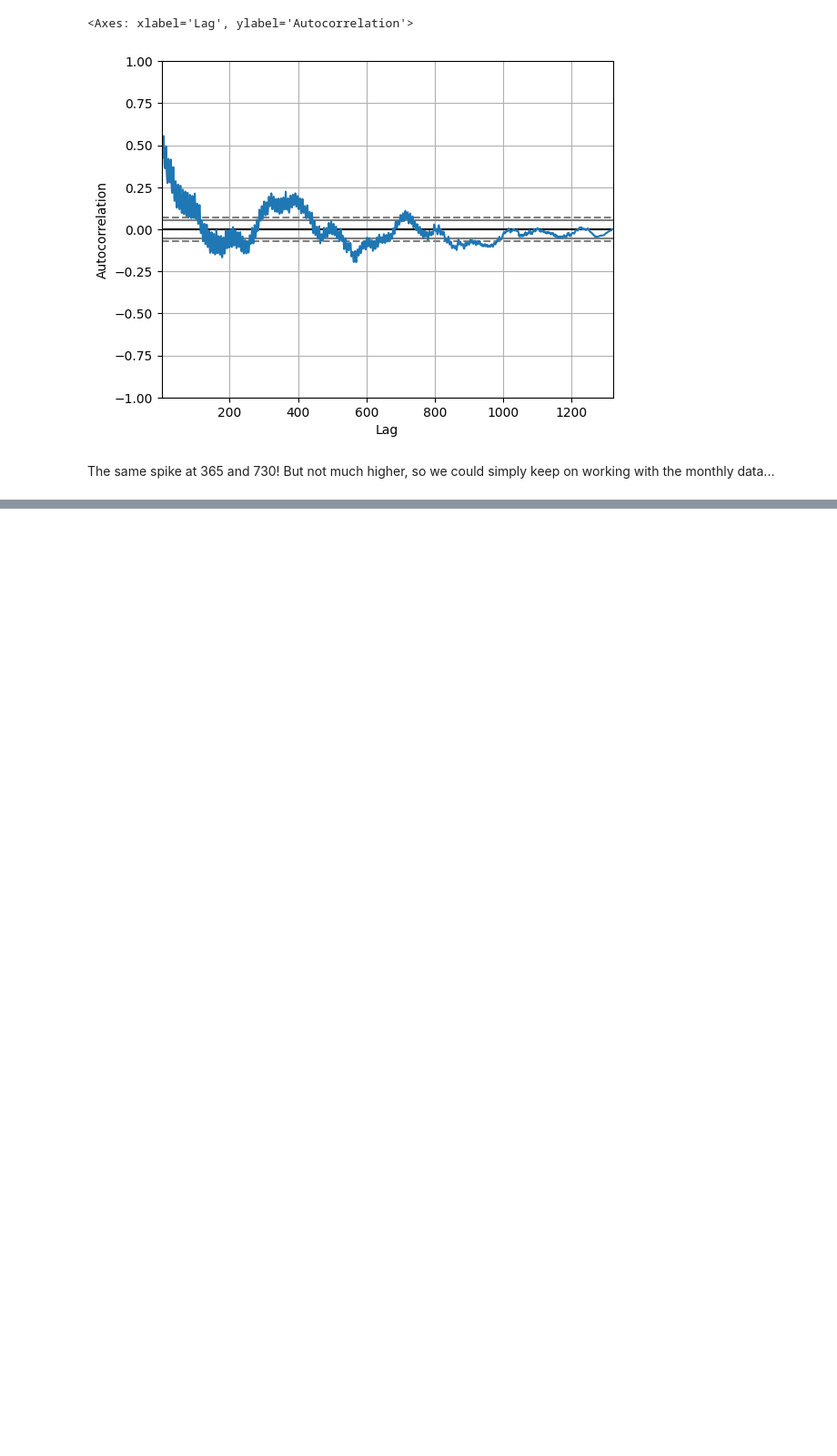
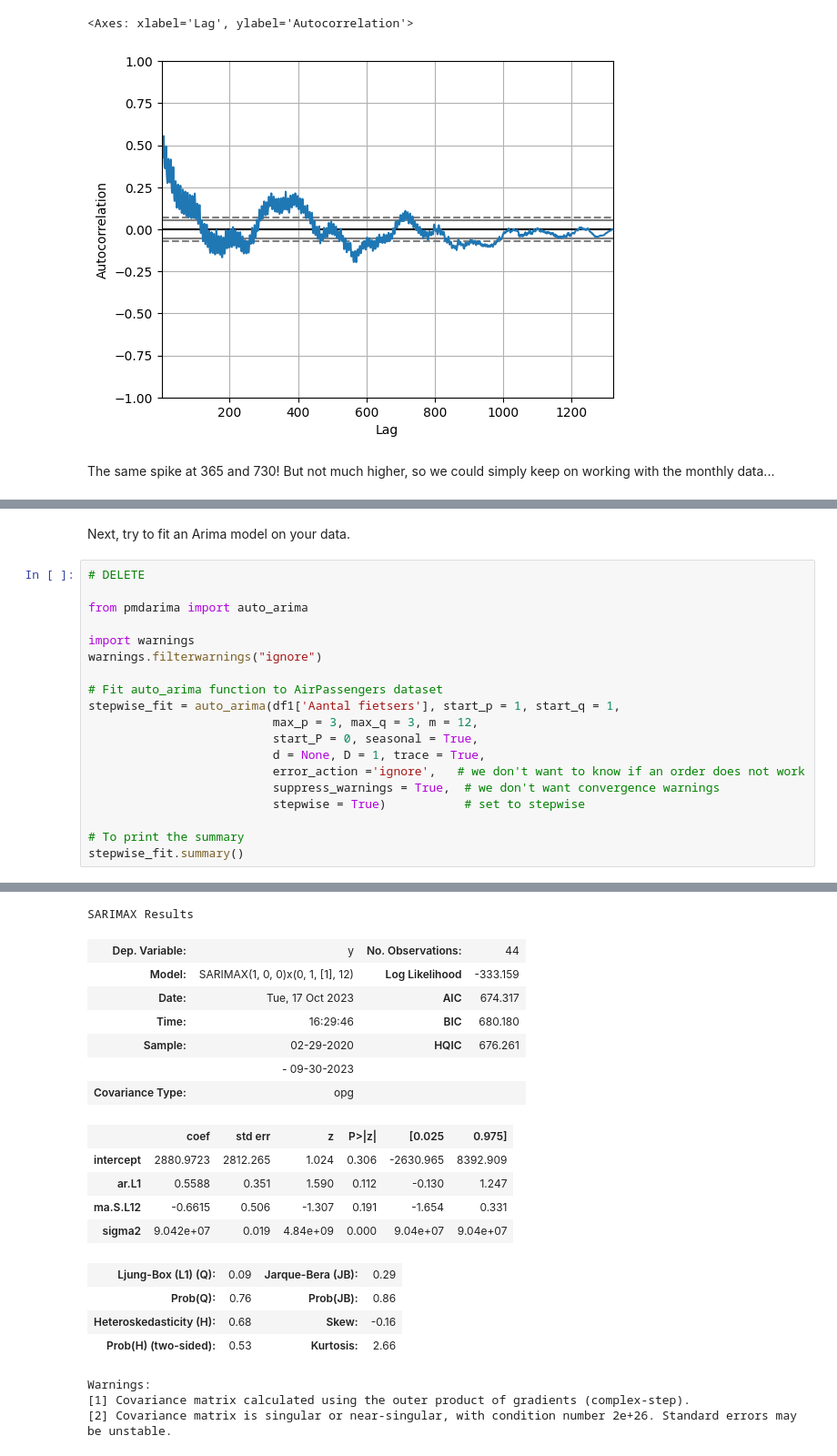
Before and after one commit to mjochen/CloudAI, a Jupyter notebook: Exercises_solved/4.4 - Bike highways manually.ipynb, the cells around one changed output, grey strips where cells are left out. Shown at 91% size. Drawn from its saved outputs; the diff is of its cells as text; blank space fills up the shorter version.

```diff
--- a/Exercises_solved/4.4 - Bike highways manually.ipynb
+++ b/Exercises_solved/4.4 - Bike highways manually.ipynb
@@ -59,0 +82,22 @@ Both require the statsmodel package to check for stationarity. You can install i
+# %% [markdown]
+Next, try to fit an Arima model on your data.
+# %%
+# DELETE
+
+from pmdarima import auto_arima
+
+import warnings
+warnings.filterwarnings("ignore")
+
+# Fit auto_arima function to AirPassengers dataset
+stepwise_fit = auto_arima(df1['Aantal fietsers'], start_p = 1, start_q = 1,
+                          max_p = 3, max_q = 3, m = 12,
+                          start_P = 0, seasonal = True,
+                          d = None, D = 1, trace = True,
+                          error_action ='ignore',   # we don't want to know if an order does not work
+                          suppress_warnings = True,  # we don't want convergence warnings
+                          stepwise = True)           # set to stepwise
+
+# To print the summary
+stepwise_fit.summary()
+# %% [output]
@@ -59,0 +121,20 @@ Both require the statsmodel package to check for stationarity. You can install i
+SARIMAX Results
+| Dep. Variable: | y | No. Observations: | 44 |
+| Model: | SARIMAX(1, 0, 0)x(0, 1, [1], 12) | Log Likelihood | -333.159 |
+| Date: | Tue, 17 Oct 2023 | AIC | 674.317 |
+| Time: | 16:29:46 | BIC | 680.180 |
+| Sample: | 02-29-2020 | HQIC | 676.261 |
+|  | - 09-30-2023 |  |  |
+| Covariance Type: | opg |  |  |
+|  | coef | std err | z | P>|z| | [0.025 | 0.975] |
+| intercept | 2880.9723 | 2812.265 | 1.024 | 0.306 | -2630.965 | 8392.909 |
+| ar.L1 | 0.5588 | 0.351 | 1.590 | 0.112 | -0.130 | 1.247 |
+| ma.S.L12 | -0.6615 | 0.506 | -1.307 | 0.191 | -1.654 | 0.331 |
+| sigma2 | 9.042e+07 | 0.019 | 4.84e+09 | 0.000 | 9.04e+07 | 9.04e+07 |
+| Ljung-Box (L1) (Q): | 0.09 | Jarque-Bera (JB): | 0.29 |
+| Prob(Q): | 0.76 | Prob(JB): | 0.86 |
+| Heteroskedasticity (H): | 0.68 | Skew: | -0.16 |
+| Prob(H) (two-sided): | 0.53 | Kurtosis: | 2.66 |
+Warnings:
+[1] Covariance matrix calculated using the outer product of gradients (complex-step).
+[2] Covariance matrix is singular or near-singular, with condition number 2e+26. Standard errors may be unstable.
```
Also changed, not shown: parts of 11 cells of this notebook.
